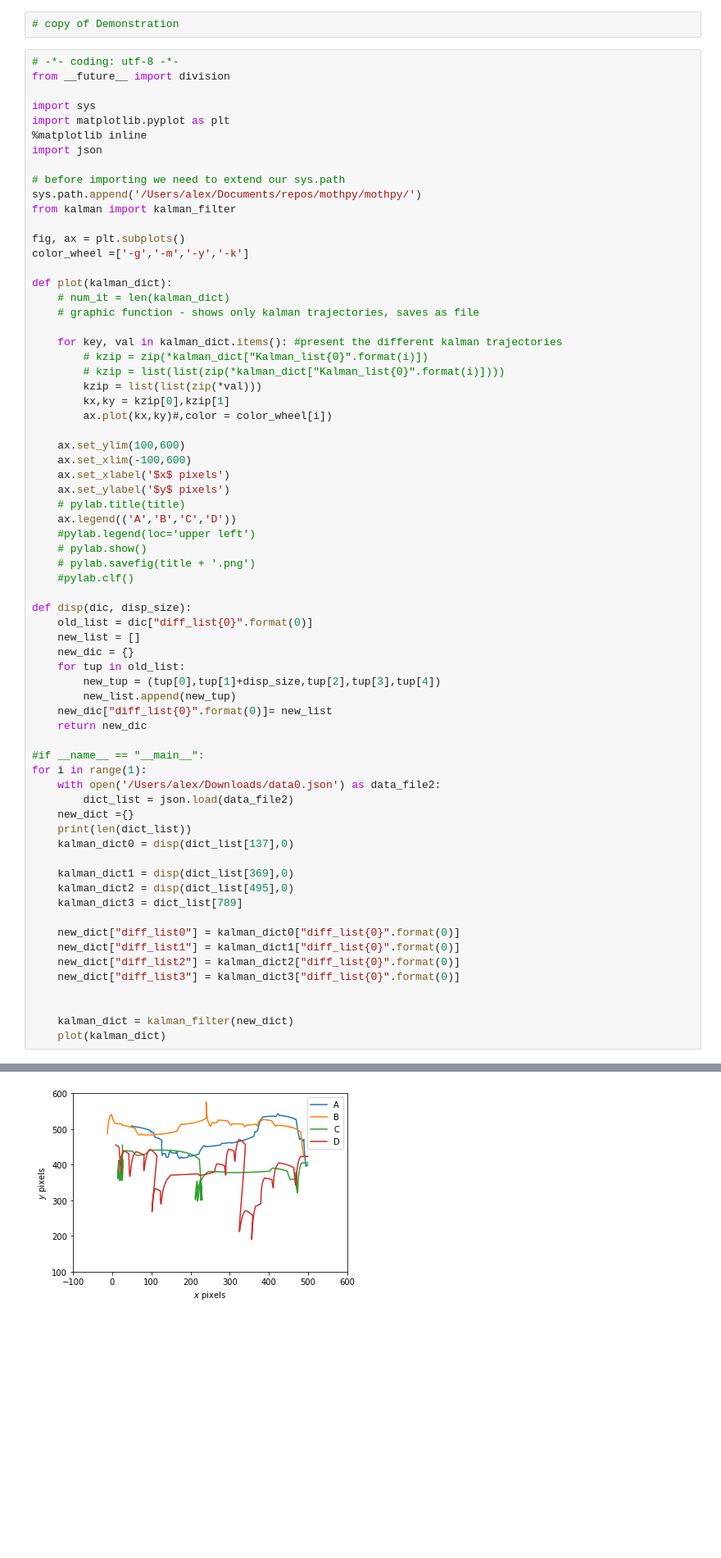
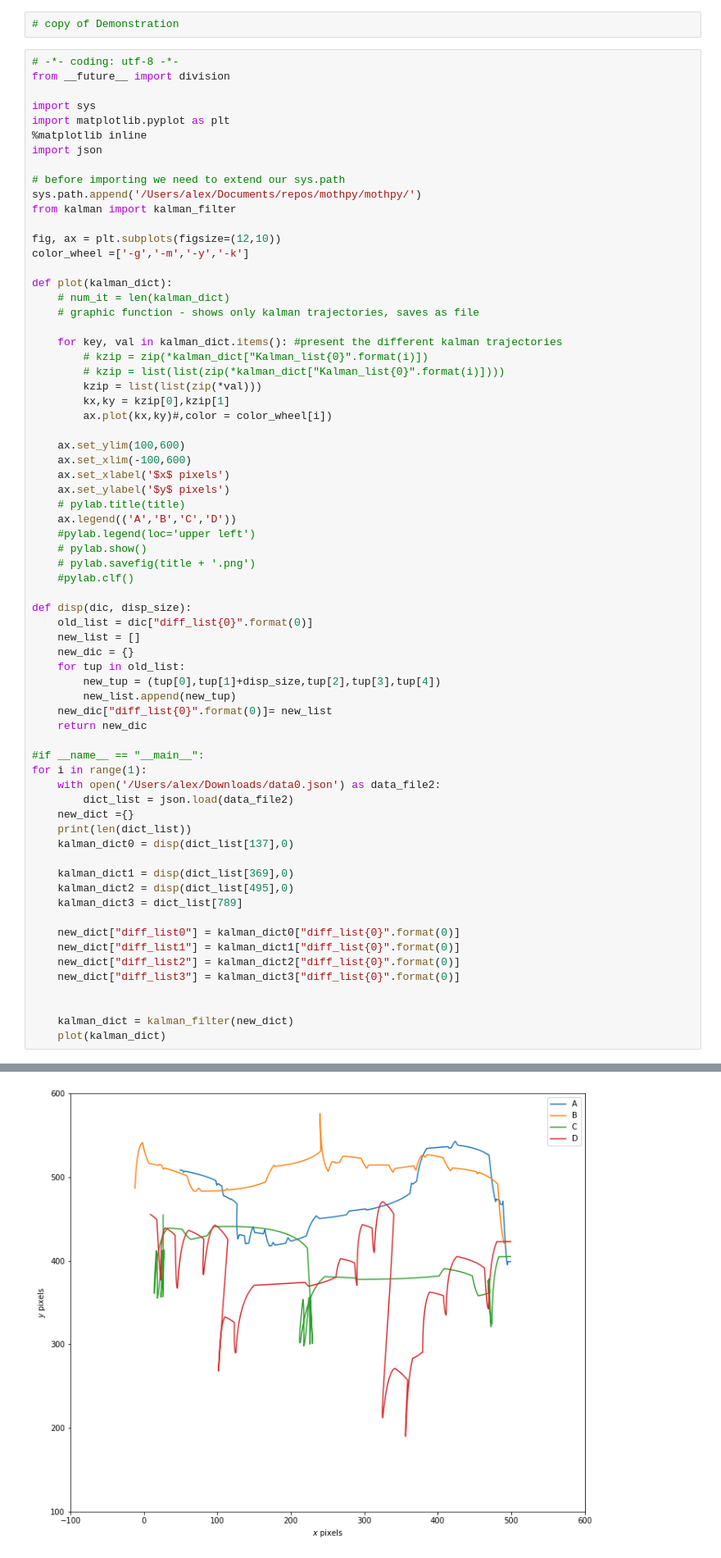
Before and after one commit to alexliberzonlab/mothpy, a Jupyter notebook: notebooks/Demonstration_mothpy_flights.ipynb, the cells around one changed output, grey strips where cells are left out. Shown at 82% size. Cells and saved outputs as stored; diff of their text form; blank space fills up the shorter version.

```diff
--- a/notebooks/Demonstration_mothpy_flights.ipynb
+++ b/notebooks/Demonstration_mothpy_flights.ipynb
@@ -13,7 +13,7 @@ import json
 sys.path.append('/Users/alex/Documents/repos/mothpy/mothpy/')
 from kalman import kalman_filter
 
-fig, ax = plt.subplots()
+fig, ax = plt.subplots(figsize=(12,10))
 color_wheel =['-g','-m','-y','-k']
 
 def plot(kalman_dict):
@@ -43,31 +43,31 @@ def disp(dic, disp_size):
     new_list = []
     new_dic = {}
     for tup in old_list:
         new_tup = (tup[0],tup[1]+disp_size,tup[2],tup[3],tup[4])
         new_list.append(new_tup)
     new_dic["diff_list{0}".format(0)]= new_list
     return new_dic
 
 #if __name__ == "__main__":
 for i in range(1):
     with open('/Users/alex/Downloads/data0.json') as data_file2:
         dict_list = json.load(data_file2)
     new_dict ={}
     print(len(dict_list))
     kalman_dict0 = disp(dict_list[137],0)
 
     kalman_dict1 = disp(dict_list[369],0)
     kalman_dict2 = disp(dict_list[495],0)
     kalman_dict3 = dict_list[789]
 
     new_dict["diff_list0"] = kalman_dict0["diff_list{0}".format(0)]
     new_dict["diff_list1"] = kalman_dict1["diff_list{0}".format(0)]
     new_dict["diff_list2"] = kalman_dict2["diff_list{0}".format(0)]
     new_dict["diff_list3"] = kalman_dict3["diff_list{0}".format(0)]
 
 
     kalman_dict = kalman_filter(new_dict)
     plot(kalman_dict)
 # %% [output]
 800
-[figure, old version]
+[figure, new version]
```
Also changed, not shown: parts of 2 cells of this notebook.
